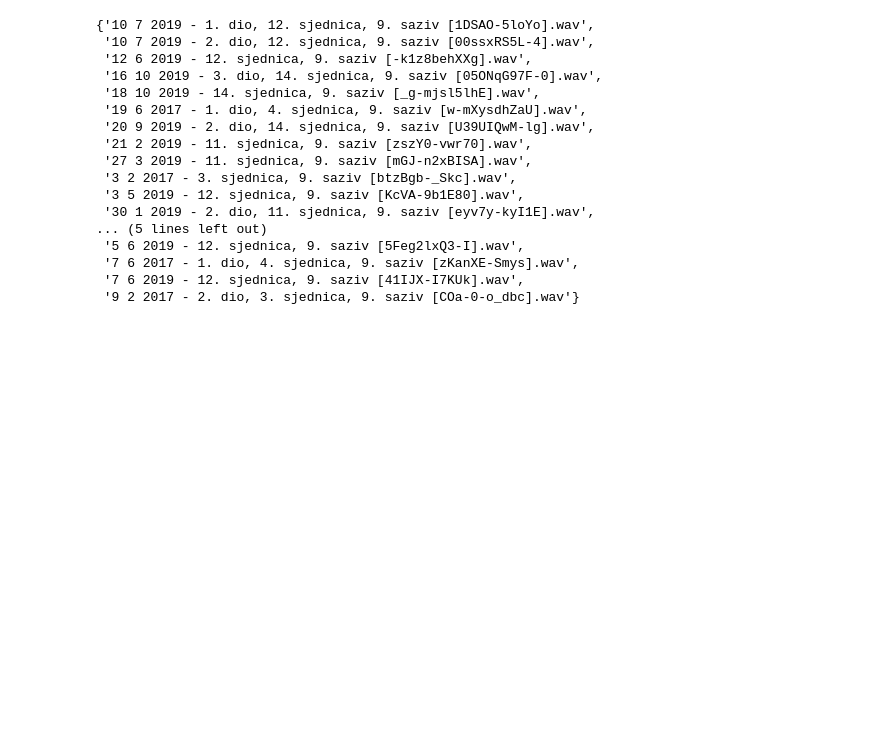
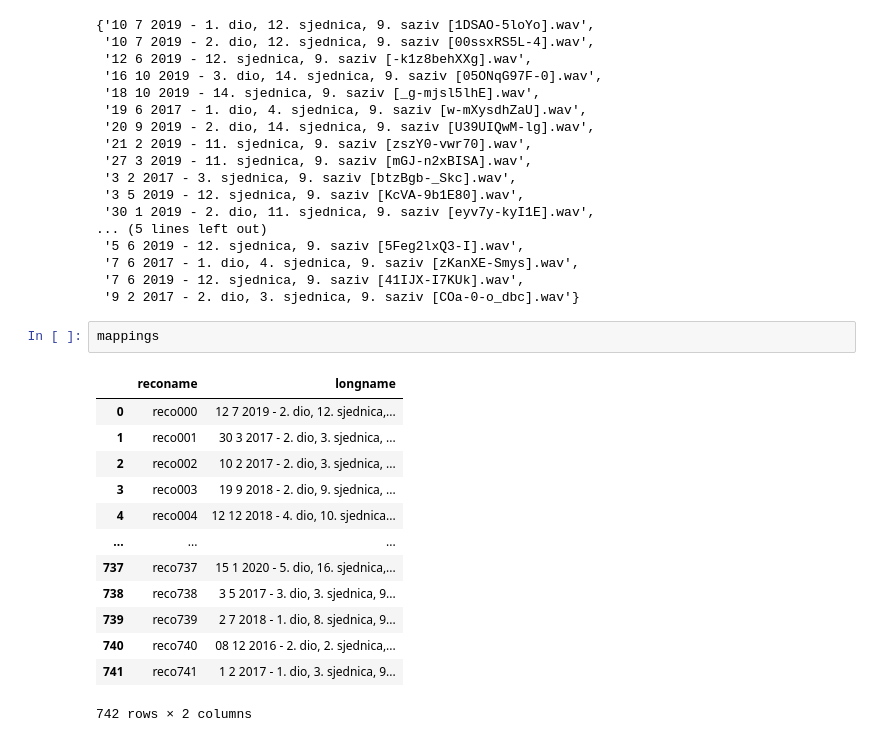
Before and after one commit to 5roop/task8, a Jupyter notebook: 2_sampling.ipynb, the cells around one changed output. Cells and saved outputs as stored; diff of their text form; blank space fills up the shorter version.

```diff
--- a/2_sampling.ipynb
+++ b/2_sampling.ipynb
@@ -219,3 +219,19 @@ failed_files
  '7 6 2017 - 1. dio, 4. sjednica, 9. saziv [zKanXE-Smys].wav',
  '7 6 2019 - 12. sjednica, 9. saziv [41IJX-I7KUk].wav',
  '9 2 2017 - 2. dio, 3. sjednica, 9. saziv [COa-0-o_dbc].wav'}
+# %%
+mappings
+# %% [output]
+|  | reconame | longname |
+| 0 | reco000 | 12 7 2019 - 2. dio, 12. sjednica,... |
+| 1 | reco001 | 30 3 2017 - 2. dio, 3. sjednica, ... |
+| 2 | reco002 | 10 2 2017 - 2. dio, 3. sjednica, ... |
+| 3 | reco003 | 19 9 2018 - 2. dio, 9. sjednica, ... |
+| 4 | reco004 | 12 12 2018 - 4. dio, 10. sjednica... |
+| ... | ... | ... |
+| 737 | reco737 | 15 1 2020 - 5. dio, 16. sjednica,... |
+| 738 | reco738 | 3 5 2017 - 3. dio, 3. sjednica, 9... |
+| 739 | reco739 | 2 7 2018 - 1. dio, 8. sjednica, 9... |
+| 740 | reco740 | 08 12 2016 - 2. dio, 2. sjednica,... |
+| 741 | reco741 | 1 2 2017 - 1. dio, 3. sjednica, 9... |
+742 rows × 2 columns
```
